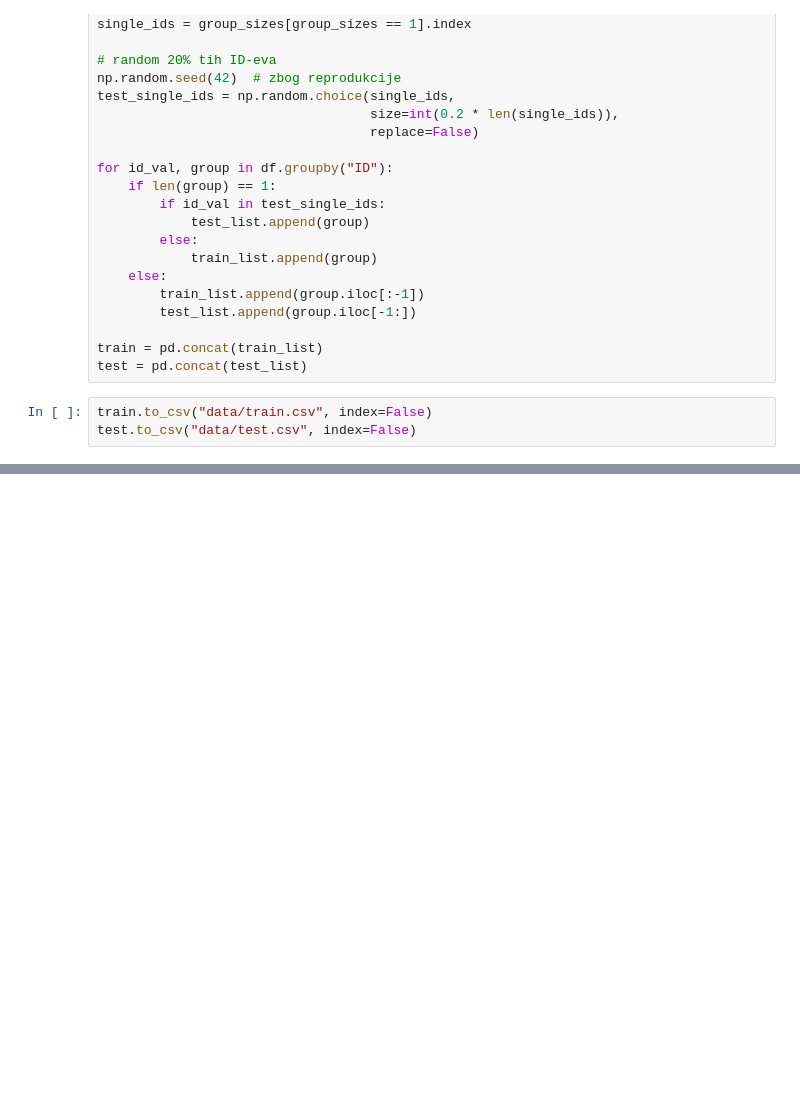
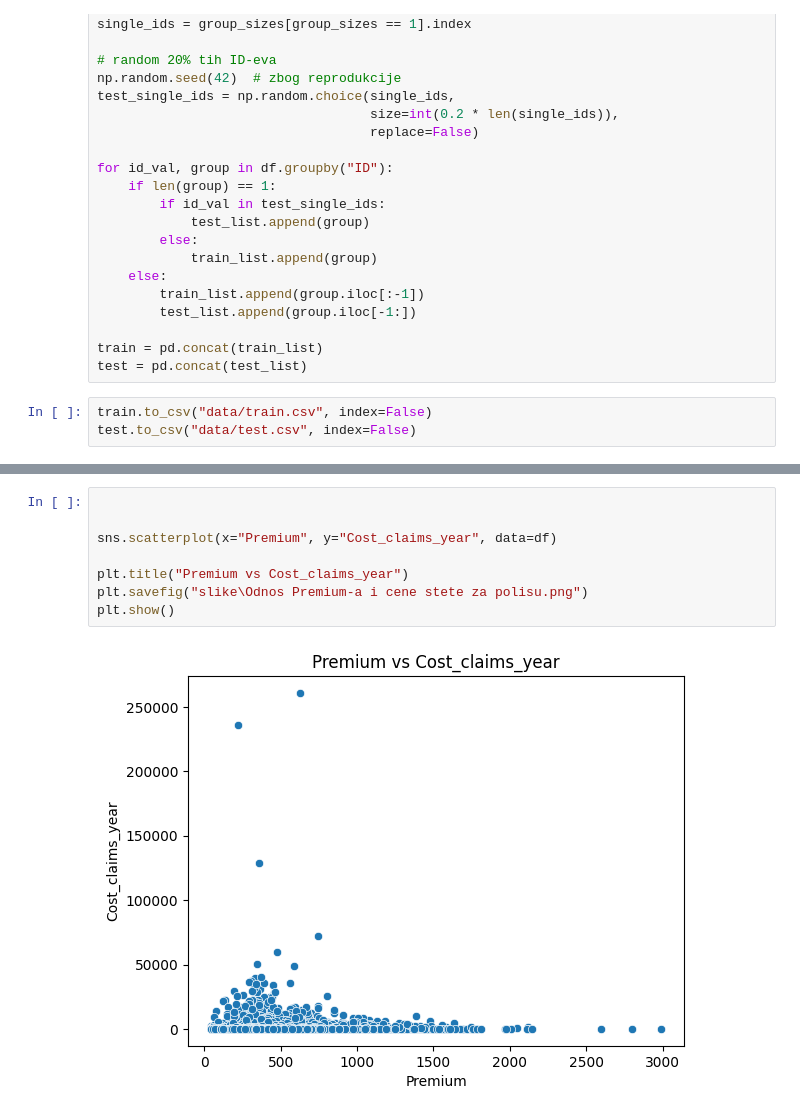
Before and after one commit to mkdsps/isurance_vezba, a Jupyter notebook: andra.ipynb, the cells around one changed output, grey strips where cells are left out. Cells and saved outputs as stored; diff of their text form; blank space fills up the shorter version.

```diff
--- a/andra.ipynb
+++ b/andra.ipynb
@@ -82,0 +81,10 @@ Index(['ID', 'Date_start_contract', 'Date_last_renewal', 'Date_next_renewal',
+# %%
+
+
+sns.scatterplot(x="Premium", y="Cost_claims_year", data=df)
+
+plt.title("Premium vs Cost_claims_year")
+plt.savefig("slike\Odnos Premium-a i cene stete za polisu.png")
+plt.show()
+# %% [output]
+[figure, added]
```
Also changed, not shown: parts of 37 cells of this notebook, 5 other files.
